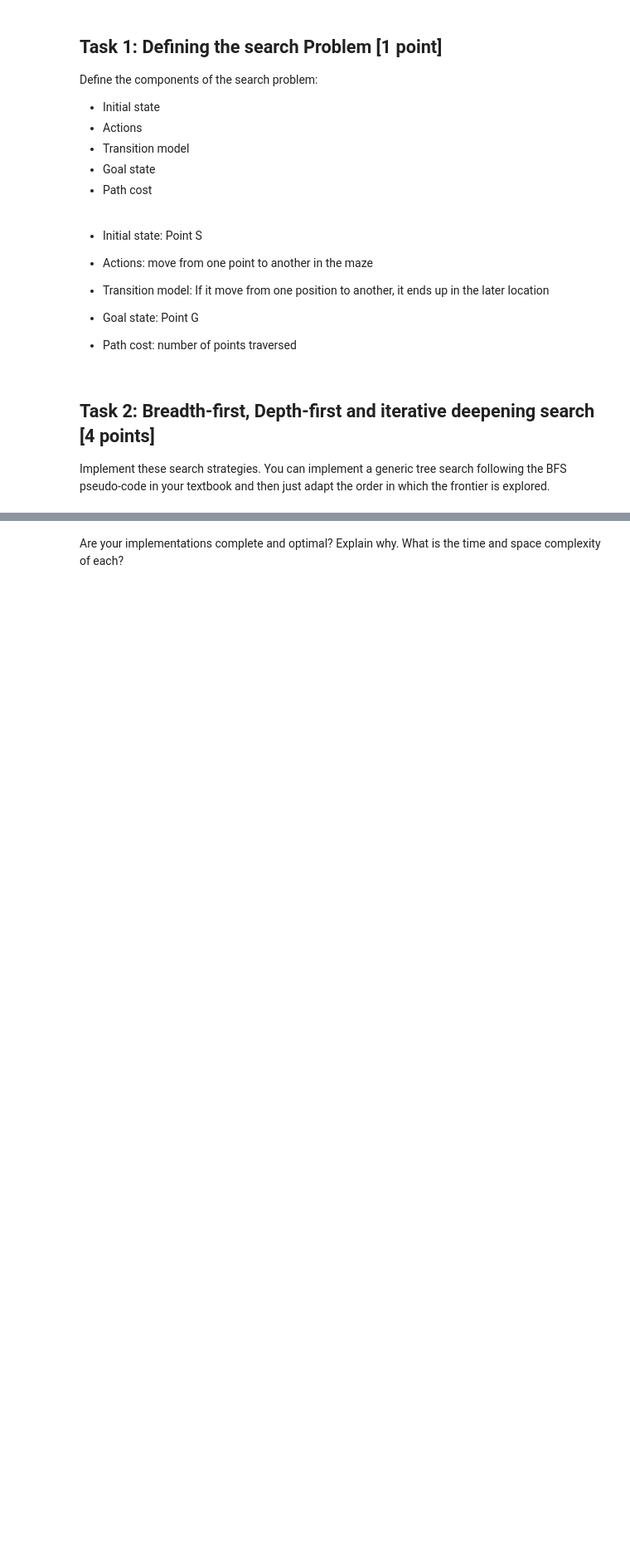
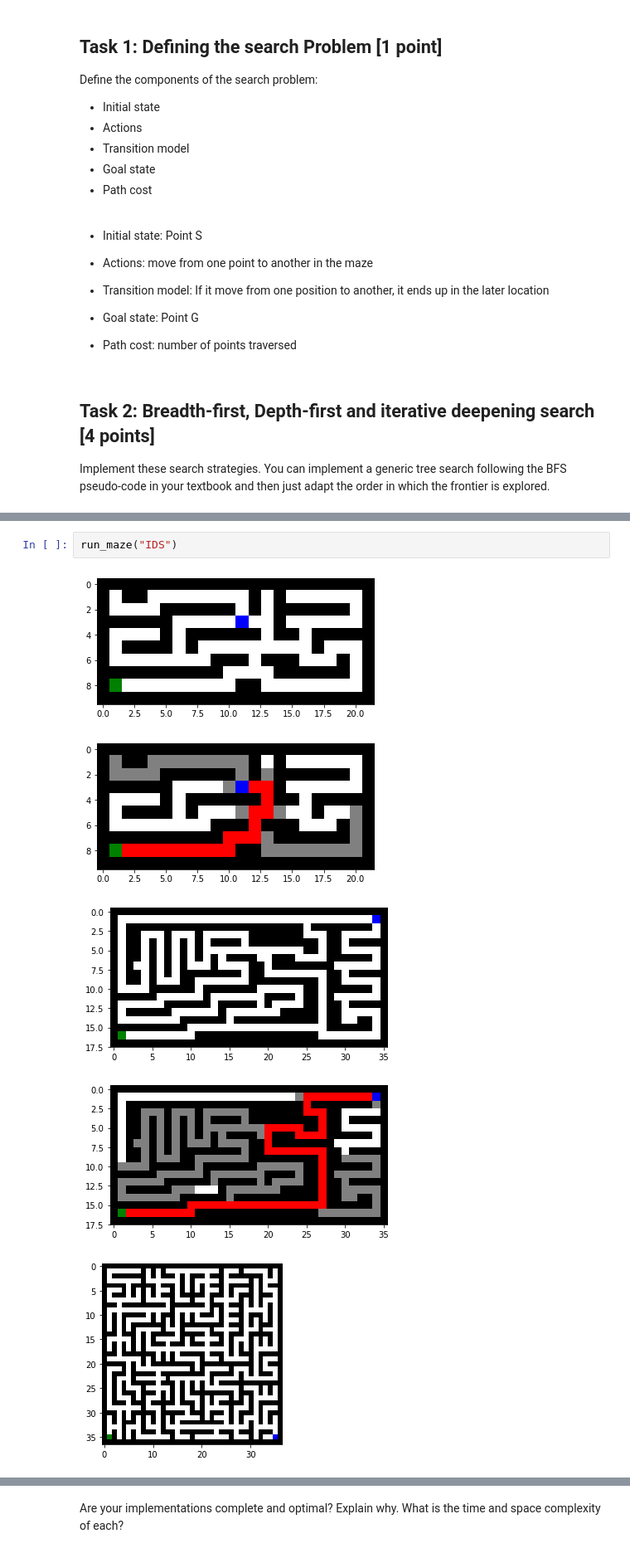
Before and after one commit to Meanings11/CS7320-AI, a Jupyter notebook: Search/Maze.ipynb, the cells around one changed output, grey strips where cells are left out. Shown at 83% size. Drawn from its saved outputs; the diff is of its cells as text; blank space fills up the shorter version.

```diff
--- a/Search/Maze.ipynb
+++ b/Search/Maze.ipynb
@@ -259,0 +302,8 @@ showPath(maze, output["path"], output["reached"])
+# %%
+run_maze("IDS")
+# %% [output]
+[figure, added]
+[figure, added]
+[figure, added]
+[figure, added]
+[figure, added]
```
Also changed, not shown: parts of 14 cells of this notebook.
